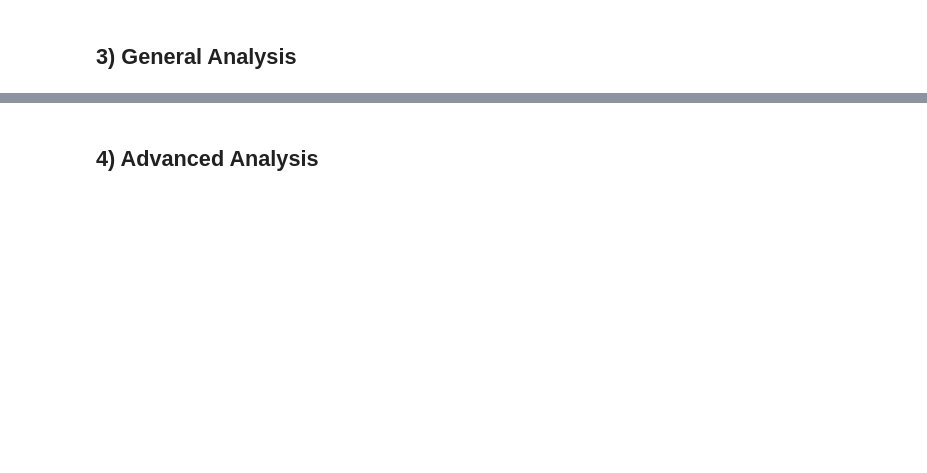
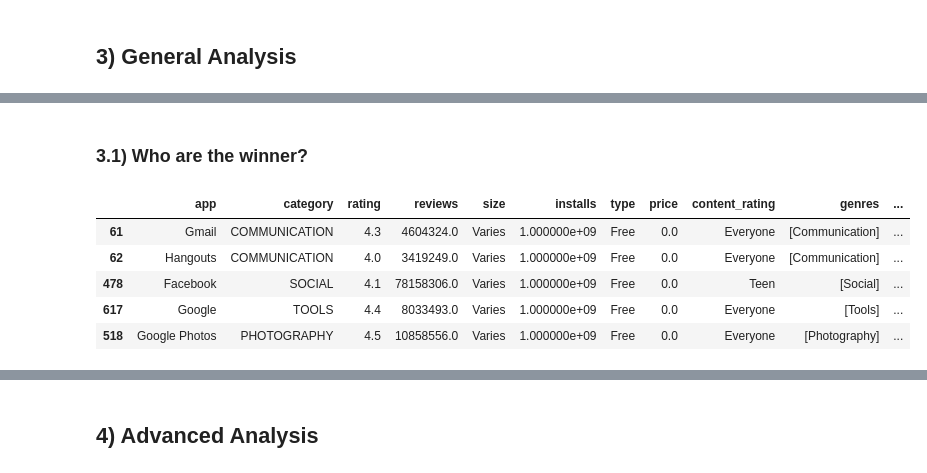
Before and after one commit to GOliviero92/Google-Apps-Analysis, a Jupyter notebook: data_analysis.ipynb, the cells around one changed output, grey strips where cells are left out. Drawn from its saved outputs; the diff is of its cells as text; code cells hidden in the pictures; blank space fills up the shorter version.

```diff
--- a/data_analysis.ipynb
+++ b/data_analysis.ipynb
@@ -77,0 +114,13 @@ memory usage: 133.9+ KB
+# %% [markdown]
+### 3.1) Who are the winner?
+# %%
+# top most downloaded apps:
+most_downloaded = result_avg.sort_values(['installs'], ascending=False).head(5)
+most_downloaded
+# %% [output]
+|  | app | category | rating | reviews | size | installs | type | price | content_rating | genres | ... |
+| 61 | Gmail | COMMUNICATION | 4.3 | 4604324.0 | Varies | 1.000000e+09 | Free | 0.0 | Everyone | [Communication] | ... |
+| 62 | Hangouts | COMMUNICATION | 4.0 | 3419249.0 | Varies | 1.000000e+09 | Free | 0.0 | Everyone | [Communication] | ... |
+| 478 | Facebook | SOCIAL | 4.1 | 78158306.0 | Varies | 1.000000e+09 | Free | 0.0 | Teen | [Social] | ... |
+| 617 | Google | TOOLS | 4.4 | 8033493.0 | Varies | 1.000000e+09 | Free | 0.0 | Everyone | [Tools] | ... |
+| 518 | Google Photos | PHOTOGRAPHY | 4.5 | 10858556.0 | Varies | 1.000000e+09 | Free | 0.0 | Everyone | [Photography] | ... |
```
Also changed, not shown: parts of 20 cells of this notebook.
